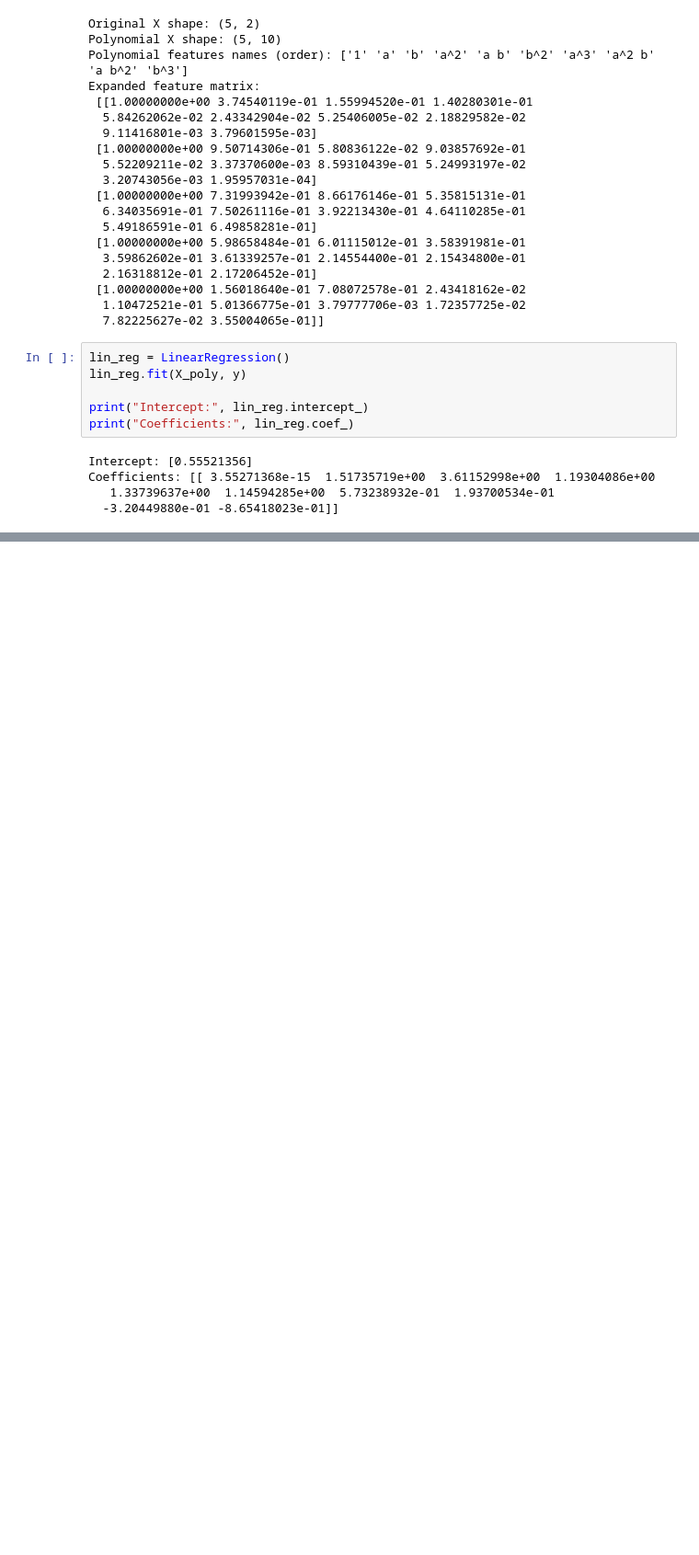
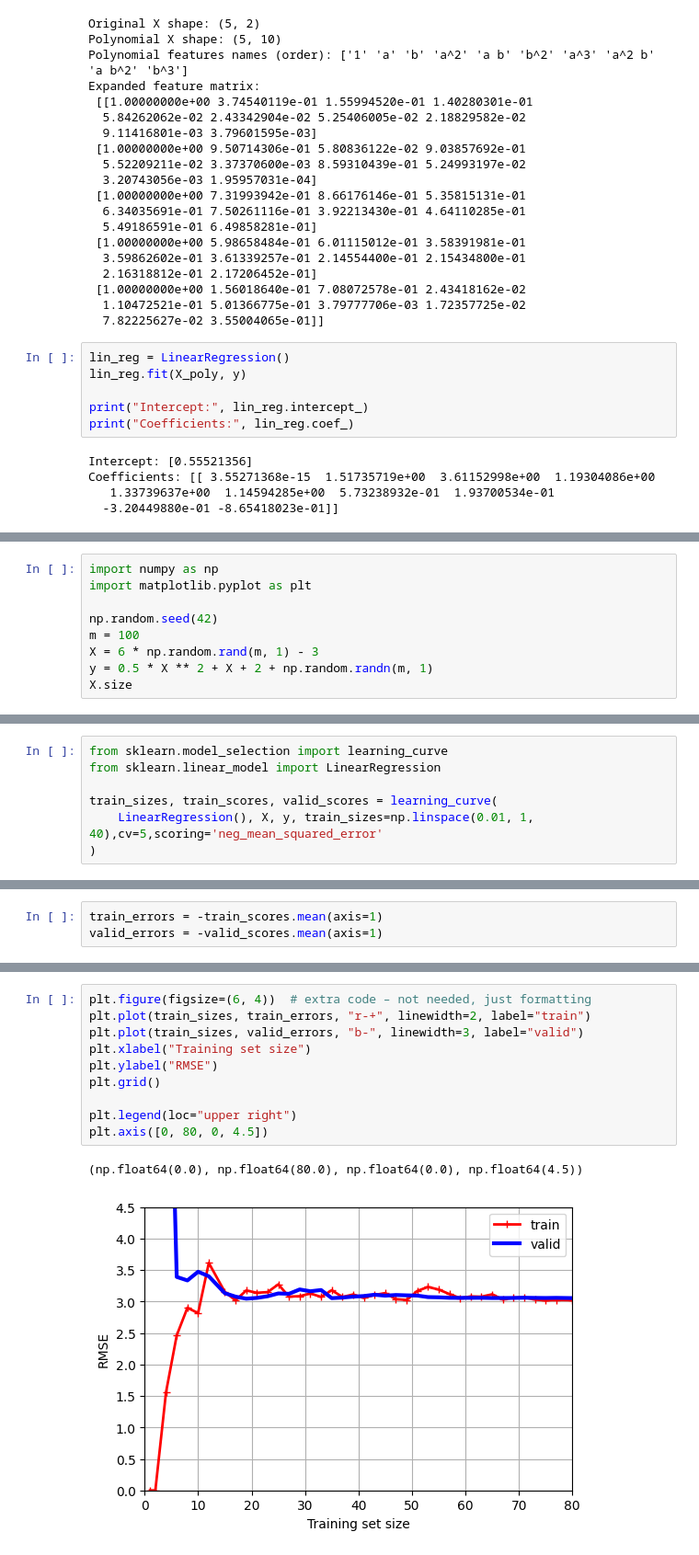
Before and after one commit to 19mddill/ML_Aurelien, a Jupyter notebook: linear_model_training_principles.ipynb, the cells around one changed output, grey strips where cells are left out. Shown at 92% size. Cells and saved outputs as stored; diff of their text form; blank space fills up the shorter version.

Commit message:
learning curves of overfittting and underfitting data

```diff
--- a/linear_model_training_principles.ipynb
+++ b/linear_model_training_principles.ipynb
@@ -529,0 +532,9 @@ Coefficients: [[ 3.55271368e-15  1.51735719e+00  3.61152998e+00  1.19304086e+00
+# %%
+import numpy as np
+import matplotlib.pyplot as plt
+
+np.random.seed(42)
+m = 100
+X = 6 * np.random.rand(m, 1) - 3
+y = 0.5 * X ** 2 + X + 2 + np.random.randn(m, 1)
+X.size
@@ -529,0 +543,7 @@ Coefficients: [[ 3.55271368e-15  1.51735719e+00  3.61152998e+00  1.19304086e+00
+# %%
+from sklearn.model_selection import learning_curve
+from sklearn.linear_model import LinearRegression
+
+train_sizes, train_scores, valid_scores = learning_curve(
+    LinearRegression(), X, y, train_sizes=np.linspace(0.01, 1, 40),cv=5,scoring='neg_mean_squared_error'
+)
@@ -529,0 +596,3 @@ Coefficients: [[ 3.55271368e-15  1.51735719e+00  3.61152998e+00  1.19304086e+00
+# %%
+train_errors = -train_scores.mean(axis=1)
+valid_errors = -valid_scores.mean(axis=1)
@@ -529,0 +620,13 @@ Coefficients: [[ 3.55271368e-15  1.51735719e+00  3.61152998e+00  1.19304086e+00
+# %%
+plt.figure(figsize=(6, 4))  # extra code – not needed, just formatting
+plt.plot(train_sizes, train_errors, "r-+", linewidth=2, label="train")
+plt.plot(train_sizes, valid_errors, "b-", linewidth=3, label="valid")
+plt.xlabel("Training set size")
+plt.ylabel("RMSE")
+plt.grid()
+
+plt.legend(loc="upper right")
+plt.axis([0, 80, 0, 4.5])
+# %% [output]
+(np.float64(0.0), np.float64(80.0), np.float64(0.0), np.float64(4.5))
+[figure, added]
```
Also changed, not shown: parts of 10 cells of this notebook.
